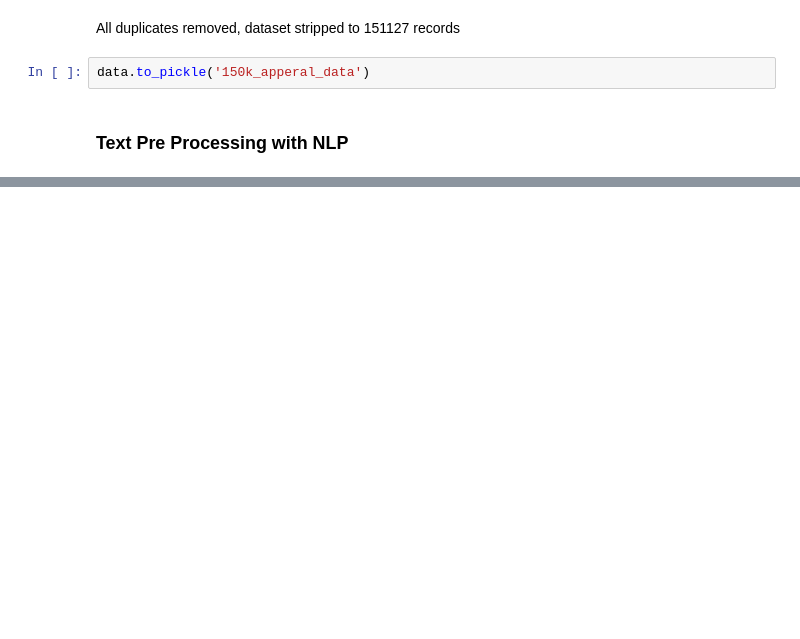
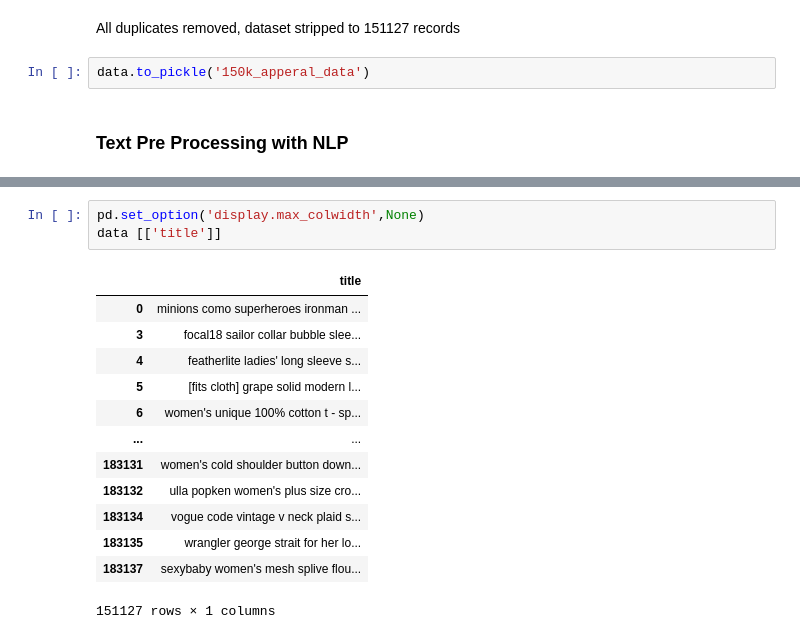
Before and after one commit to vedanthv/Amazon-Apparel-Recommendation, a Jupyter notebook: Apparel Recommendation System.ipynb, the cells around one changed output, grey strips where cells are left out. Saved outputs shown, nothing was run; the diff lists cells and outputs as text; blank space fills up the shorter version.

```diff
--- a/Apparel Recommendation System.ipynb
+++ b/Apparel Recommendation System.ipynb
@@ -484,0 +494,17 @@ data.to_pickle('150k_apperal_data')
+# %%
+pd.set_option('display.max_colwidth',None)
+data [['title']]
+# %% [output]
+|  | title |
+| 0 | minions como superheroes ironman ... |
+| 3 | focal18 sailor collar bubble slee... |
+| 4 | featherlite ladies' long sleeve s... |
+| 5 | [fits cloth] grape solid modern l... |
+| 6 | women's unique 100% cotton t - sp... |
+| ... | ... |
+| 183131 | women's cold shoulder button down... |
+| 183132 | ulla popken women's plus size cro... |
+| 183134 | vogue code vintage v neck plaid s... |
+| 183135 | wrangler george strait for her lo... |
+| 183137 | sexybaby women's mesh splive flou... |
+151127 rows × 1 columns
```
Also changed, not shown: parts of 25 cells of this notebook.
